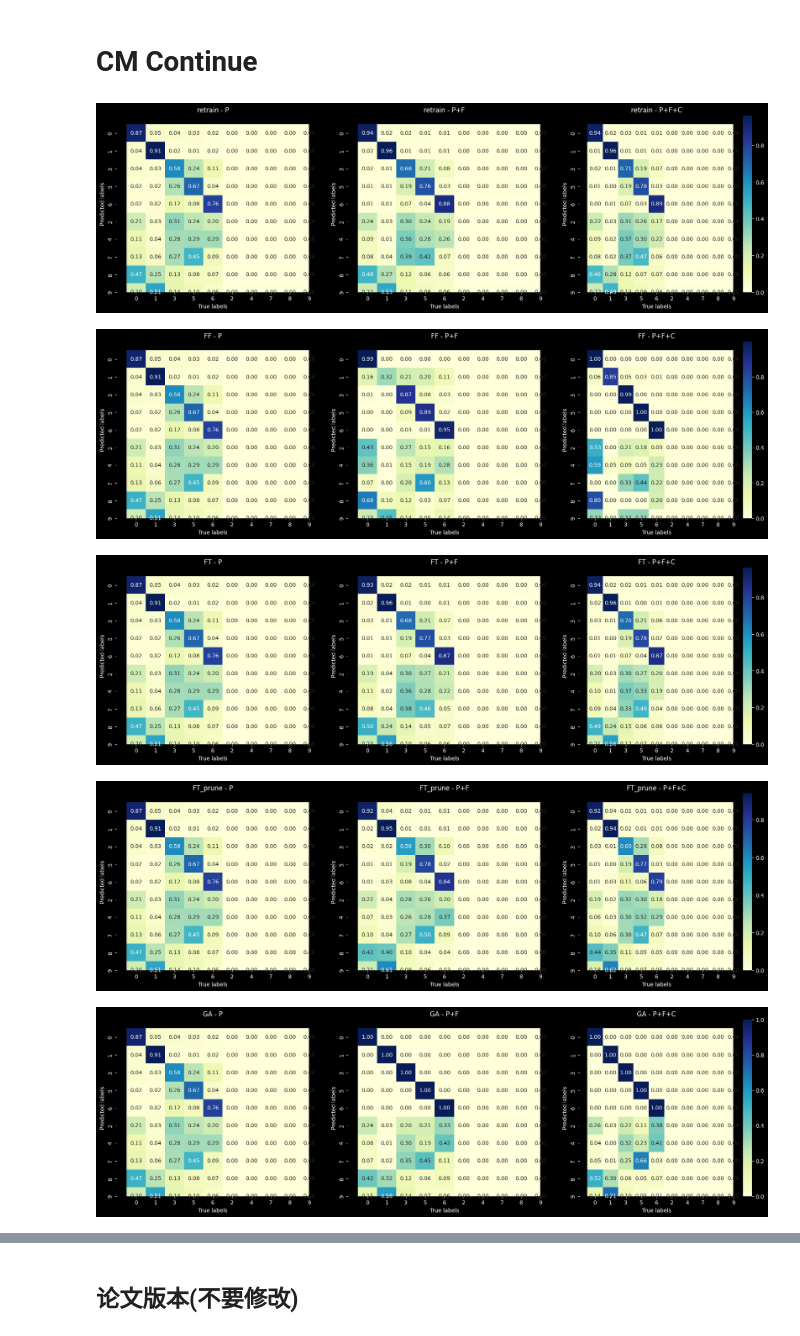
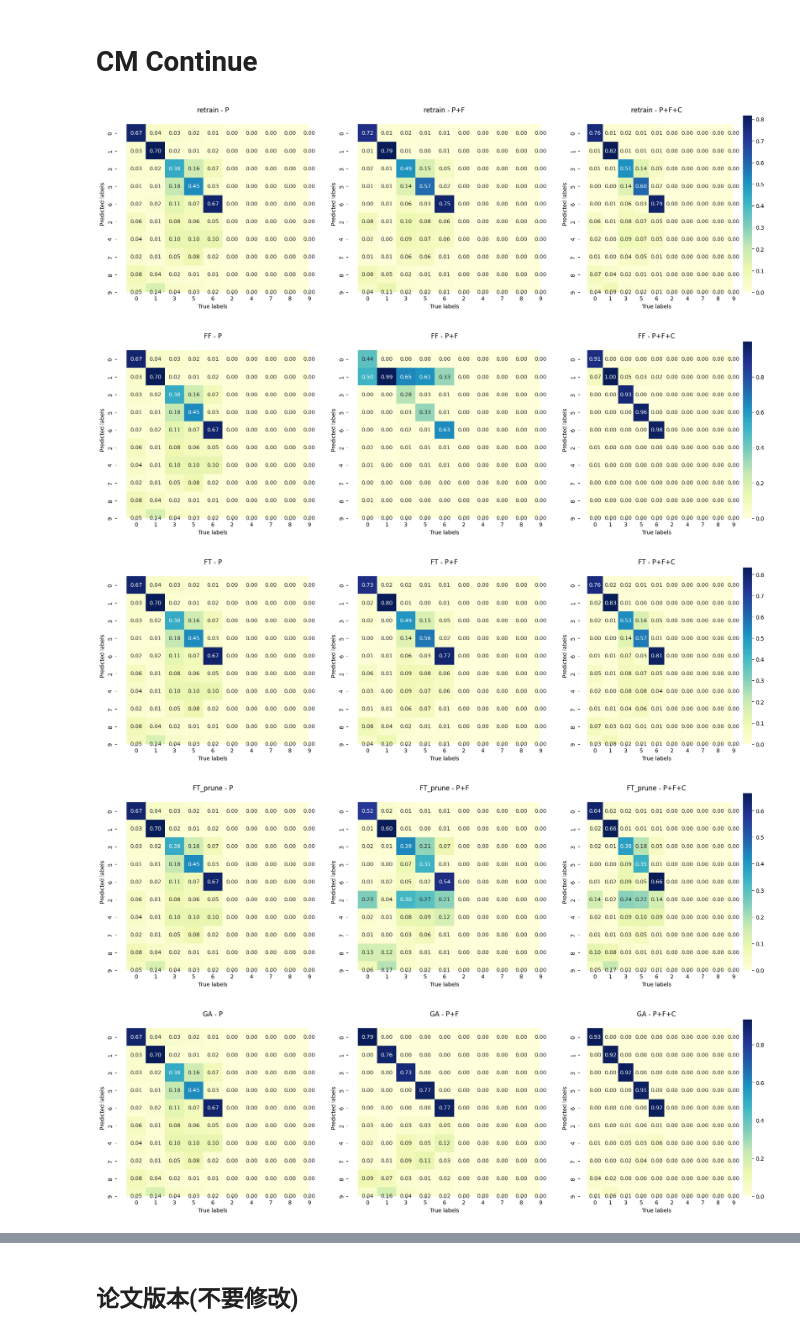
Before and after one commit to rainmilk/mra4mu, a Jupyter notebook: result_analysis/code/result_analysis-cm-HU.ipynb, the cells around one changed output, grey strips where cells are left out. Drawn from its saved outputs; the diff is of its cells as text; code cells hidden in the pictures.

```diff
--- a/result_analysis/code/result_analysis-cm-HU.ipynb
+++ b/result_analysis/code/result_analysis-cm-HU.ipynb
@@ -104,7 +104,7 @@ import seaborn as sns
 def load_and_compute_cm_with_reordering(predicted_path, true_path, order):
     predicted_labels = np.load(predicted_path)
     true_labels = np.load(true_path)
-    cm_normalized = confusion_matrix(true_labels, predicted_labels, labels=order, normalize='pred')
+    cm_normalized = confusion_matrix(true_labels, predicted_labels, labels=order, normalize='true')
     # cm_normalized = cm.astype('float') / cm.sum(axis=1)[:, np.newaxis]
     return cm_normalized
 
@@ -126,38 +126,40 @@ for method, paths in method_paths.items():
     cm_before = load_and_compute_cm_with_reordering(paths["uram-before"]["prd"], paths["uram-before"]["true"], new_order)
     cm_after_abl = load_and_compute_cm_with_reordering(paths["uram_after-abl"]["prd"], paths["uram_after-abl"]["true"], new_order)
     cm_after = load_and_compute_cm_with_reordering(paths["uram-after"]["prd"], paths["uram-after"]["true"], new_order)
+
+    plt.style.use("default")
 
     # Plotting the confusion matrices horizontally with reordered axes and a single colorbar
     fig, axes = plt.subplots(1, 3, figsize=(18, 6))
 
     # First plot without a colorbar
     sns.heatmap(cm_before.T, annot=True, fmt='.2f', cmap='YlGnBu', cbar=False, ax=axes[0], xticklabels=new_order, yticklabels=new_order, annot_kws={"size": 10})
     axes[0].set_title(f'{method} - P')
     axes[0].set_xlabel('True labels')
     axes[0].set_ylabel('Predicted labels')
 
     # Second plot without a colorbar
     sns.heatmap(cm_after_abl.T, annot=True, fmt='.2f', cmap='YlGnBu', cbar=False, ax=axes[1], xticklabels=new_order, yticklabels=new_order, annot_kws={"size": 10})
     axes[1].set_title(f'{method} - P+F')
     axes[1].set_xlabel('True labels')
     axes[1].set_ylabel('Predicted labels')
 
     # Third plot with a colorbar
     sns.heatmap(cm_after.T, annot=True, fmt='.2f', cmap='YlGnBu', cbar=True, ax=axes[2], xticklabels=new_order, yticklabels=new_order, annot_kws={"size": 10})
     axes[2].set_title(f'{method} - P+F+C')
     axes[2].set_xlabel('True labels')
     axes[2].set_ylabel('Predicted labels')
 
     # Adjust the xlim and ylim to remove unnecessary white space
     for ax in axes:
         ax.set_ylim(len(new_order)-0.5, -0.5)  # Reverse the y-axis and set the limits
         ax.set_xlim(-0.5, len(new_order)-0.5)  # Adjust the x-axis limits to remove space
 
     plt.tight_layout(pad=3.0)
     plt.show()
 # %% [output]
-[figure, old version]
+[figure, new version]
-[figure, old version]
+[figure, new version]
-[figure, old version]
+[figure, new version]
-[figure, old version]
+[figure, new version]
-[figure, old version]
+[figure, new version]
```
Also changed, not shown: parts of 3 cells of this notebook, 1 other file.
